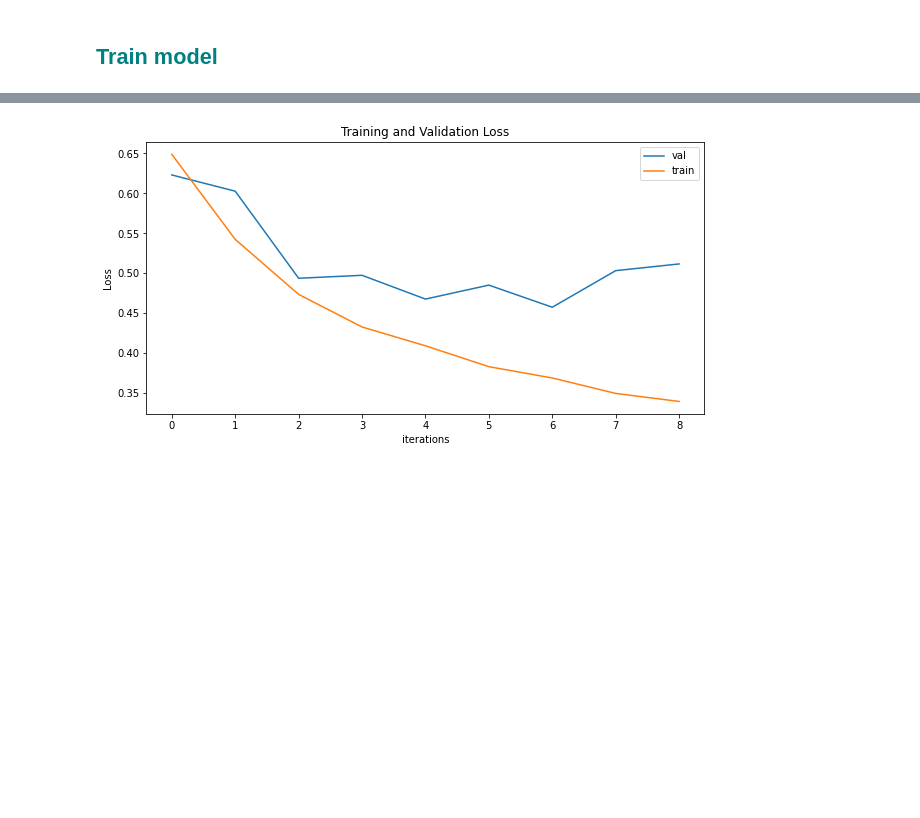
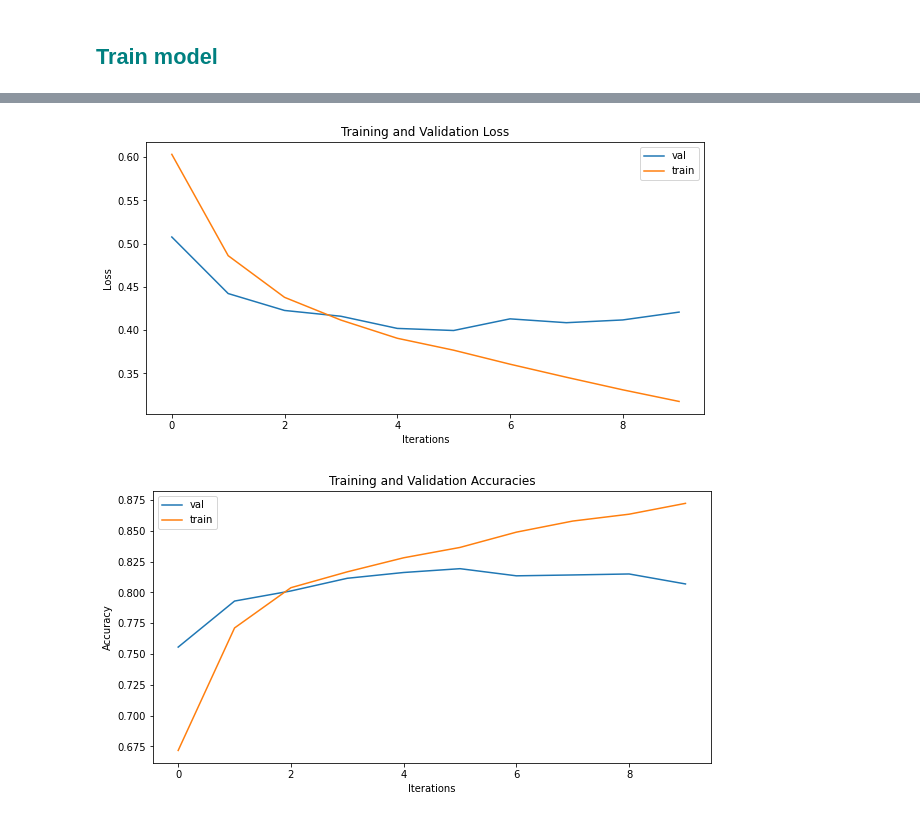
Before and after one commit to olga-black/movie_reviews, a Jupyter notebook: movie_reviews.ipynb, the cells around one changed output, grey strips where cells are left out. Saved outputs shown, nothing was run; the diff lists cells and outputs as text; code cells hidden in the pictures; blank space fills up the shorter version.

Commit message:
Added accuracy, hyperparameter tuning

```diff
--- a/movie_reviews.ipynb
+++ b/movie_reviews.ipynb
@@ -334,7 +361,7 @@ vocab_size = len(word2ind)
 d_feature = 64
 hidden_size = 128
 n_outputs = 1
-num_layers = 1
+num_layers = 2
 
 model = SentimentClassifier(
                             vocab_size=vocab_size,
@@ -354,6 +381,13 @@ SentimentClassifier(
 )
 # %% [markdown]
 ## <span style="color:teal">Train model</span>
+# %%
+def accuracy(outputs, targets):
+    outputs = torch.flatten(outputs)
+    assert outputs.shape == targets.shape
+    predicted = torch.where(outputs>=0.5, 1, 0)
+    accuracy = torch.Tensor.float(predicted==targets).mean()
+    return accuracy
 # %%
 def train_model(train_loader=train_loader,
              val_loader=val_loader,
@@ -405,3 +454,3 @@ def train_model(train_loader=train_loader,
 # %%
-train_losses, val_losses = train_model(n_epochs=9)
+accs, val_accs, train_losses, val_losses = train_model(n_epochs=10)
 # %% [output]
@@ -427,7 +475,22 @@ def plot_losses(train_losses, val_losses):
     plt.ylabel("Loss")
     plt.legend()
     plt.show()
-# %%
-plot_losses(train_losses, val_losses)
-# %% [output]
-[figure, removed]
+# %%
+def plot_accuracies(accuracies, val_accuracies):
+    plt.figure(figsize=(10,5))
+    plt.title("Training and Validation Accuracies")
+    plt.plot(val_accuracies, label="val")
+    plt.plot(accuracies, label="train")
+    plt.xlabel("Iterations")
+    plt.ylabel("Accuracy")
+    plt.legend()
+    plt.show()
+# %%
+plot_losses(train_losses, val_losses)
+plot_accuracies(accs, val_accs)
+# 10 epochs, vocab_size=10000, batch_size=32, embedding_size=64, hidden_size=128, dropout=0.5
+# gradient clipping: max_norm=2, norm_type=2
+# decaying lr 0.001  > 0.0001
+# %% [output]
+[figure, added]
+[figure, added]
```
Also changed, not shown: parts of 17 cells of this notebook.
